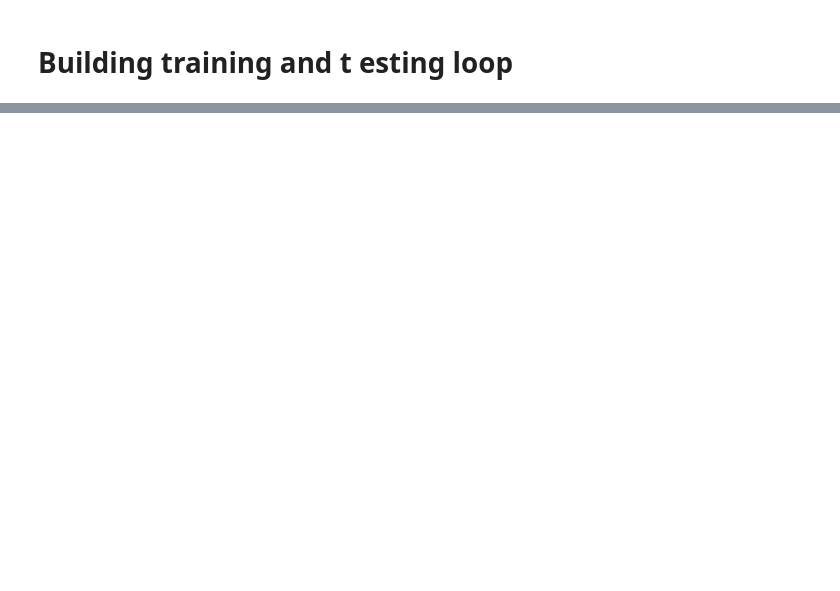
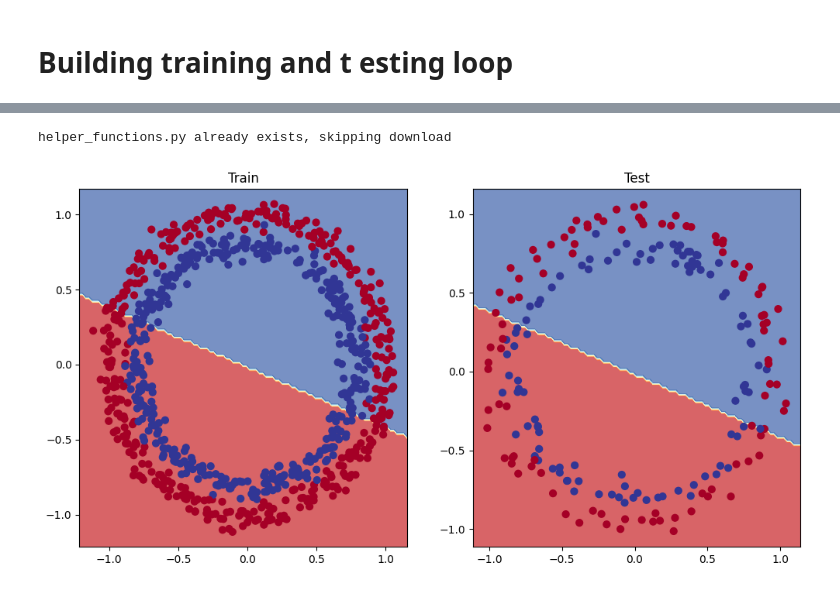
Before and after one commit to yakshittt/xyz, a Jupyter notebook: 02-pytorch-classification-ipynb.ipynb, the cells around one changed output, grey strips where cells are left out. Saved outputs shown, nothing was run; the diff lists cells and outputs as text; code cells hidden in the pictures; blank space fills up the shorter version.

```diff
--- a/02-pytorch-classification-ipynb.ipynb
+++ b/02-pytorch-classification-ipynb.ipynb
@@ -336,0 +344,26 @@ Epoch:90 | Loss:0.69328, Acc:50.25% | Test Loss:0.69567, Test Acc:49.00%
+# %%
+import requests
+from pathlib import Path
+
+# Download helper functions from Learn PyTorch repo (if not already downloaded)
+if Path("helper_functions.py").is_file():
+  print("helper_functions.py already exists, skipping download")
+else:
+  print("Downloading helper_functions.py")
+  request = requests.get("https://raw.githubusercontent.com/mrdbourke/pytorch-deep-learning/main/helper_functions.py")
+  with open("helper_functions.py", "wb") as f:
+    f.write(request.content)
+
+from helper_functions import plot_predictions, plot_decision_boundary
+# %% [output]
+helper_functions.py already exists, skipping download
+# %%
+plt.figure(figsize=(12,6))
+plt.subplot(1,2,1)
+plt.title("Train")
+plot_decision_boundary(model_0,X_train,y_train)
+plt.subplot(1,2,2)
+plt.title("Test")
+plot_decision_boundary(model_0,X_test,y_test)
+# %% [output]
+[figure, added]
```
Also changed, not shown: parts of 19 cells of this notebook.
